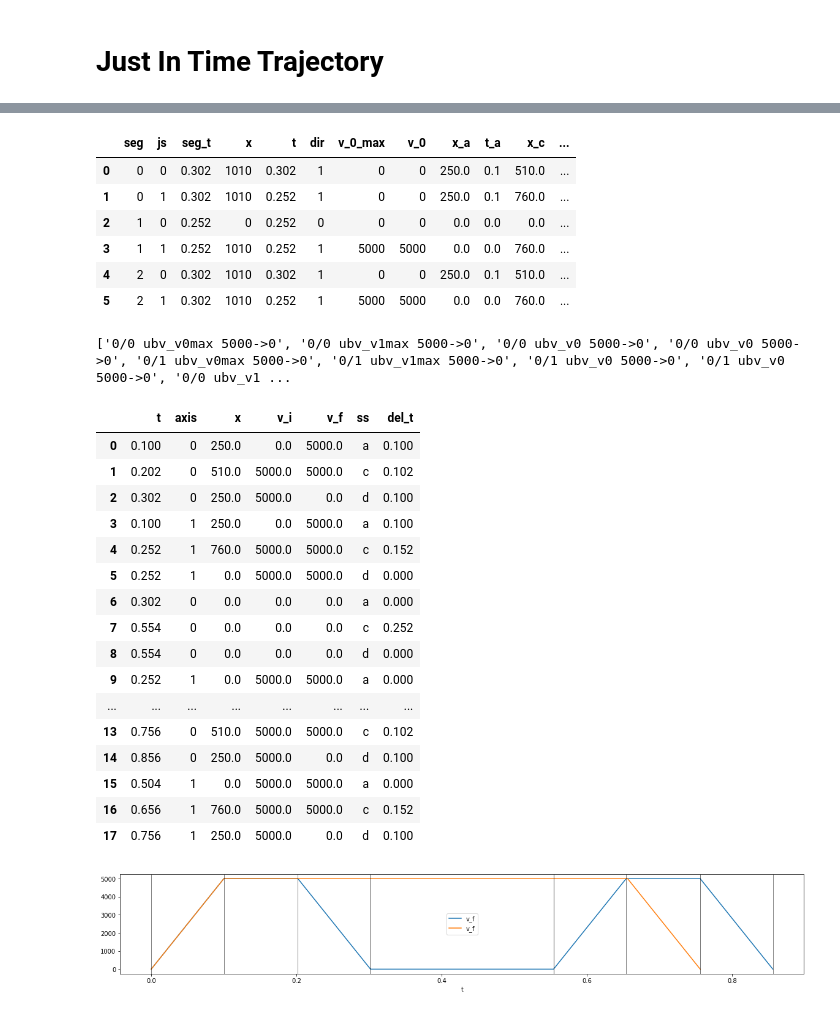
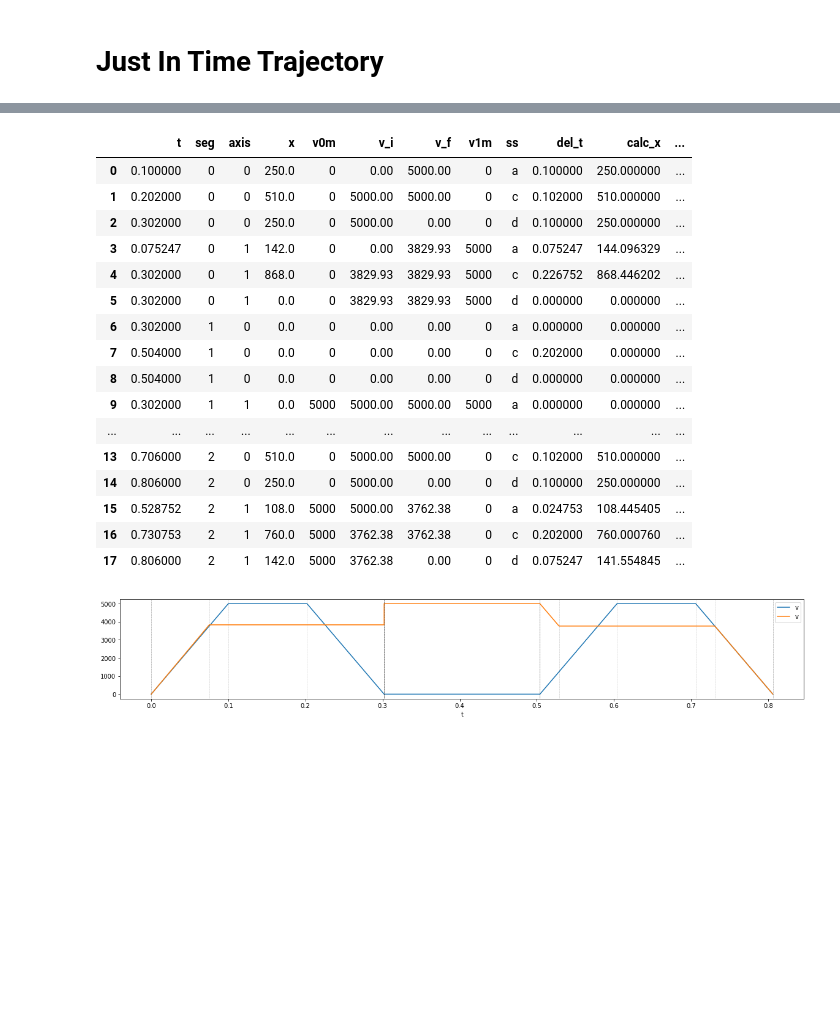
Before and after one commit to Busboombot/trajectory, a Jupyter notebook: design/Notebooks/JITTrajectory.ipynb, the cells around one changed output, grey strips where cells are left out. Drawn from its saved outputs; the diff is of its cells as text; code cells hidden in the pictures; blank space fills up the shorter version.

```diff
--- a/design/Notebooks/JITTrajectory.ipynb
+++ b/design/Notebooks/JITTrajectory.ipynb
@@ -148,43 +117,34 @@ compressed_time(js)
 # %%
 sl = SegmentList([Joint(5_000, 50_000),Joint(5_000, 50_000)])
 x = 1000+10
 
 sl.rmove([x,x])
 sl.rmove([0,x])
 sl.rmove([x,x])
-display(sl.params)
 
 
 plot_segment_list(sl.dataframe)
-print(sl[0].updates)
+
 display(sl.dataframe)
 # %% [output]
-|  | seg | js | seg_t | x | t | dir | v_0_max | v_0 | x_a | t_a | x_c | ... |
-| 0 | 0 | 0 | 0.302 | 1010 | 0.302 | 1 | 0 | 0 | 250.0 | 0.1 | 510.0 | ... |
-| 1 | 0 | 1 | 0.302 | 1010 | 0.252 | 1 | 0 | 0 | 250.0 | 0.1 | 760.0 | ... |
-| 2 | 1 | 0 | 0.252 | 0 | 0.252 | 0 | 0 | 0 | 0.0 | 0.0 | 0.0 | ... |
-| 3 | 1 | 1 | 0.252 | 1010 | 0.252 | 1 | 5000 | 5000 | 0.0 | 0.0 | 760.0 | ... |
-| 4 | 2 | 0 | 0.302 | 1010 | 0.302 | 1 | 0 | 0 | 250.0 | 0.1 | 510.0 | ... |
-| 5 | 2 | 1 | 0.302 | 1010 | 0.252 | 1 | 5000 | 5000 | 0.0 | 0.0 | 760.0 | ... |
+|  | t | seg | axis | x | v0m | v_i | v_f | v1m | ss | del_t | calc_x | ... |
+| 0 | 0.100000 | 0 | 0 | 250.0 | 0 | 0.00 | 5000.00 | 0 | a | 0.100000 | 250.000000 | ... |
+| 1 | 0.202000 | 0 | 0 | 510.0 | 0 | 5000.00 | 5000.00 | 0 | c | 0.102000 | 510.000000 | ... |
+| 2 | 0.302000 | 0 | 0 | 250.0 | 0 | 5000.00 | 0.00 | 0 | d | 0.100000 | 250.000000 | ... |
+| 3 | 0.075247 | 0 | 1 | 142.0 | 0 | 0.00 | 3829.93 | 5000 | a | 0.075247 | 144.096329 | ... |
+| 4 | 0.302000 | 0 | 1 | 868.0 | 0 | 3829.93 | 3829.93 | 5000 | c | 0.226752 | 868.446202 | ... |
+| 5 | 0.302000 | 0 | 1 | 0.0 | 0 | 3829.93 | 3829.93 | 5000 | d | 0.000000 | 0.000000 | ... |
+| 6 | 0.302000 | 1 | 0 | 0.0 | 0 | 0.00 | 0.00 | 0 | a | 0.000000 | 0.000000 | ... |
+| 7 | 0.504000 | 1 | 0 | 0.0 | 0 | 0.00 | 0.00 | 0 | c | 0.202000 | 0.000000 | ... |
+| 8 | 0.504000 | 1 | 0 | 0.0 | 0 | 0.00 | 0.00 | 0 | d | 0.000000 | 0.000000 | ... |
+| 9 | 0.302000 | 1 | 1 | 0.0 | 5000 | 5000.00 | 5000.00 | 5000 | a | 0.000000 | 0.000000 | ... |
+| ... | ... | ... | ... | ... | ... | ... | ... | ... | ... | ... | ... | ... |
+| 13 | 0.706000 | 2 | 0 | 510.0 | 0 | 5000.00 | 5000.00 | 0 | c | 0.102000 | 510.000000 | ... |
+| 14 | 0.806000 | 2 | 0 | 250.0 | 0 | 5000.00 | 0.00 | 0 | d | 0.100000 | 250.000000 | ... |
+| 15 | 0.528752 | 2 | 1 | 108.0 | 5000 | 5000.00 | 3762.38 | 0 | a | 0.024753 | 108.445405 | ... |
+| 16 | 0.730753 | 2 | 1 | 760.0 | 5000 | 3762.38 | 3762.38 | 0 | c | 0.202000 | 760.000760 | ... |
+| 17 | 0.806000 | 2 | 1 | 142.0 | 5000 | 3762.38 | 0.00 | 0 | d | 0.075247 | 141.554845 | ... |
-['0/0 ubv_v0max 5000->0', '0/0 ubv_v1max 5000->0', '0/0 ubv_v0 5000->0', '0/0 ubv_v0 5000->0', '0/1 ubv_v0max 5000->0', '0/1 ubv_v1max 5000->0', '0/1 ubv_v0 5000->0', '0/1 ubv_v0 5000->0', '0/0 ubv_v1 ...
-|  | t | axis | x | v_i | v_f | ss | del_t |
-| 0 | 0.100 | 0 | 250.0 | 0.0 | 5000.0 | a | 0.100 |
-| 1 | 0.202 | 0 | 510.0 | 5000.0 | 5000.0 | c | 0.102 |
-| 2 | 0.302 | 0 | 250.0 | 5000.0 | 0.0 | d | 0.100 |
-| 3 | 0.100 | 1 | 250.0 | 0.0 | 5000.0 | a | 0.100 |
-| 4 | 0.252 | 1 | 760.0 | 5000.0 | 5000.0 | c | 0.152 |
-| 5 | 0.252 | 1 | 0.0 | 5000.0 | 5000.0 | d | 0.000 |
-| 6 | 0.302 | 0 | 0.0 | 0.0 | 0.0 | a | 0.000 |
-| 7 | 0.554 | 0 | 0.0 | 0.0 | 0.0 | c | 0.252 |
-| 8 | 0.554 | 0 | 0.0 | 0.0 | 0.0 | d | 0.000 |
-| 9 | 0.252 | 1 | 0.0 | 5000.0 | 5000.0 | a | 0.000 |
-| ... | ... | ... | ... | ... | ... | ... | ... |
-| 13 | 0.756 | 0 | 510.0 | 5000.0 | 5000.0 | c | 0.102 |
-| 14 | 0.856 | 0 | 250.0 | 5000.0 | 0.0 | d | 0.100 |
-| 15 | 0.504 | 1 | 0.0 | 5000.0 | 5000.0 | a | 0.000 |
-| 16 | 0.656 | 1 | 760.0 | 5000.0 | 5000.0 | c | 0.152 |
-| 17 | 0.756 | 1 | 250.0 | 5000.0 | 0.0 | d | 0.100 |
-[figure, old version]
+[figure, new version]
 # %%
 
 sl = SegmentList([Joint(5_000, 50_000),Joint(5_000, 50_000)])
```
Also changed, not shown: parts of 21 cells of this notebook, 3 other files.
